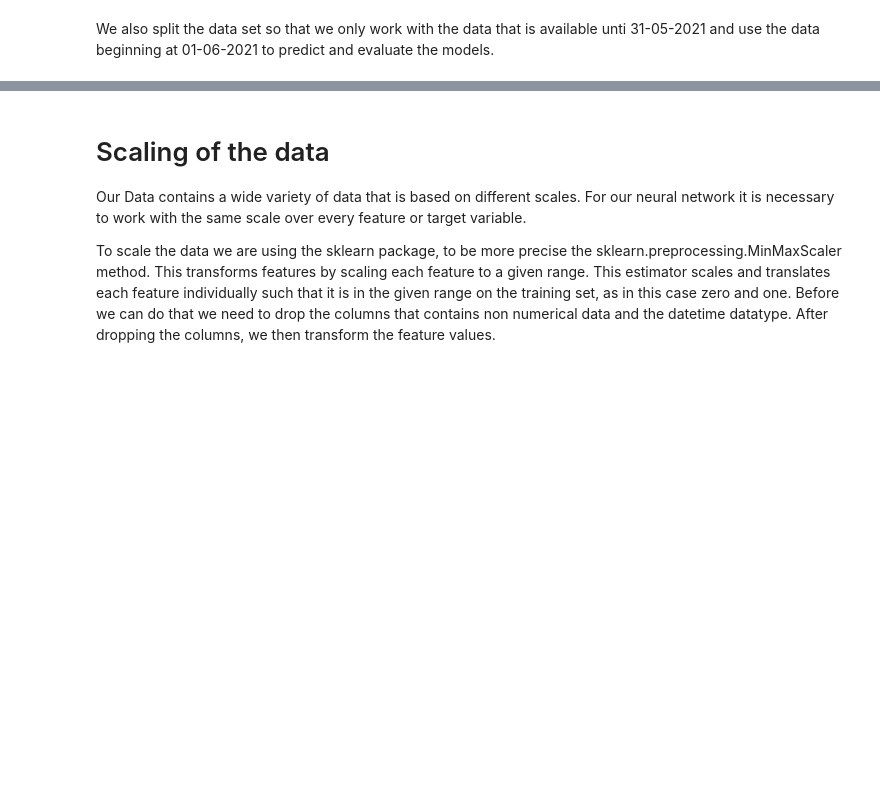
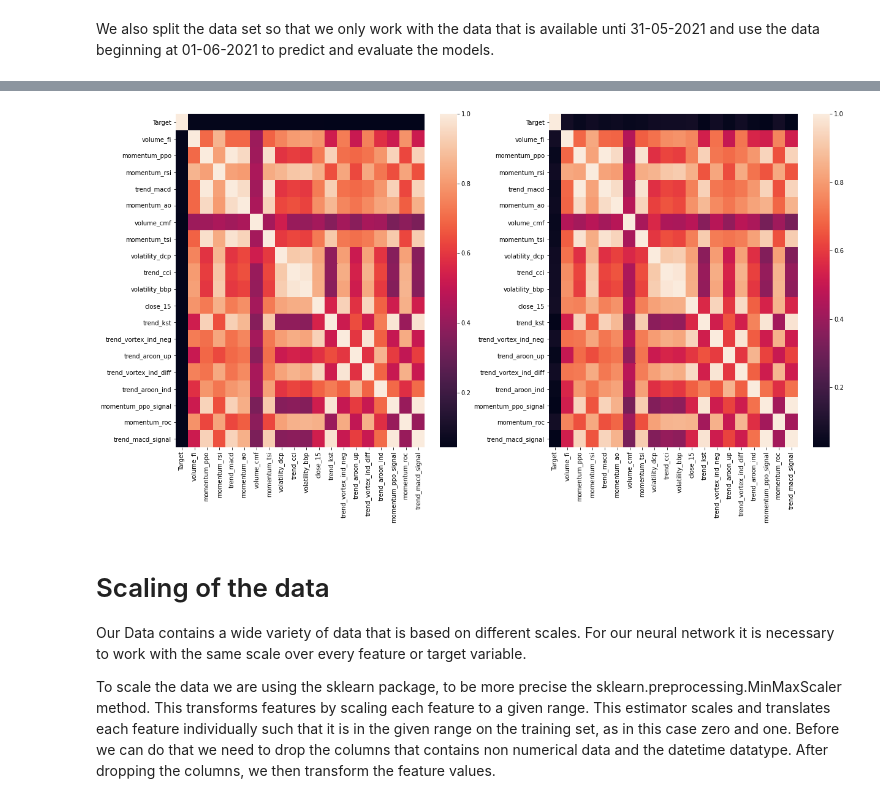
Before and after one commit to UniPassauDLTA/Assignment_1, a Jupyter notebook: Team_15_Assignment_1.ipynb, the cells around one changed output, grey strips where cells are left out. Cells and saved outputs as stored; diff of their text form; code cells hidden in the pictures; blank space fills up the shorter version.

```diff
--- a/Team_15_Assignment_1.ipynb
+++ b/Team_15_Assignment_1.ipynb
@@ -145,0 +202,14 @@ test_data.dropna(inplace = True)
+# %%
+#Split the data
+
+#Training data
+start_train, end_train = datetime.timestamp(timesplits[-9]), datetime.timestamp(timesplits[-3])
+train_data = btc.loc[start_train:end_train][3600:]
+
+#Validation data
+start_val, end_val = datetime.timestamp(timesplits[-3]), datetime.timestamp(timesplits[-2])
+val_data = btc.loc[start_val:end_val][3600:]
+
+#Test Data
+start_val, end_val = datetime.timestamp(timesplits[-2]), datetime.timestamp(timesplits[-1])
+test_data = btc.loc[start_test:end_test][3600:]
@@ -146,3 +304,19 @@ test_data.dropna(inplace = True)
+# %%
+import seaborn as sns
+
+train_data.dropna(inplace = True)
+val_data.dropna(inplace = True)
+test_data.dropna(inplace = True)
+
+use_features = list(find_corr_features[:20].index)
+
+fig, axs = plt.subplots(1, 3, figsize = (15, 7))
+sns.heatmap(train_data[use_features].corr(method = 'spearman').abs(), ax = axs[0])
+sns.heatmap(val_data[use_features].corr(method = 'spearman').abs(), ax = axs[0])
+sns.heatmap(test_data[use_features].corr(method = 'spearman').abs(), ax = axs[1])
+plt.show()
+# %% [output]
+[figure, added]
 # %% [markdown]
 # Scaling of the data
 
```
Also changed, not shown: parts of 12 cells of this notebook.
